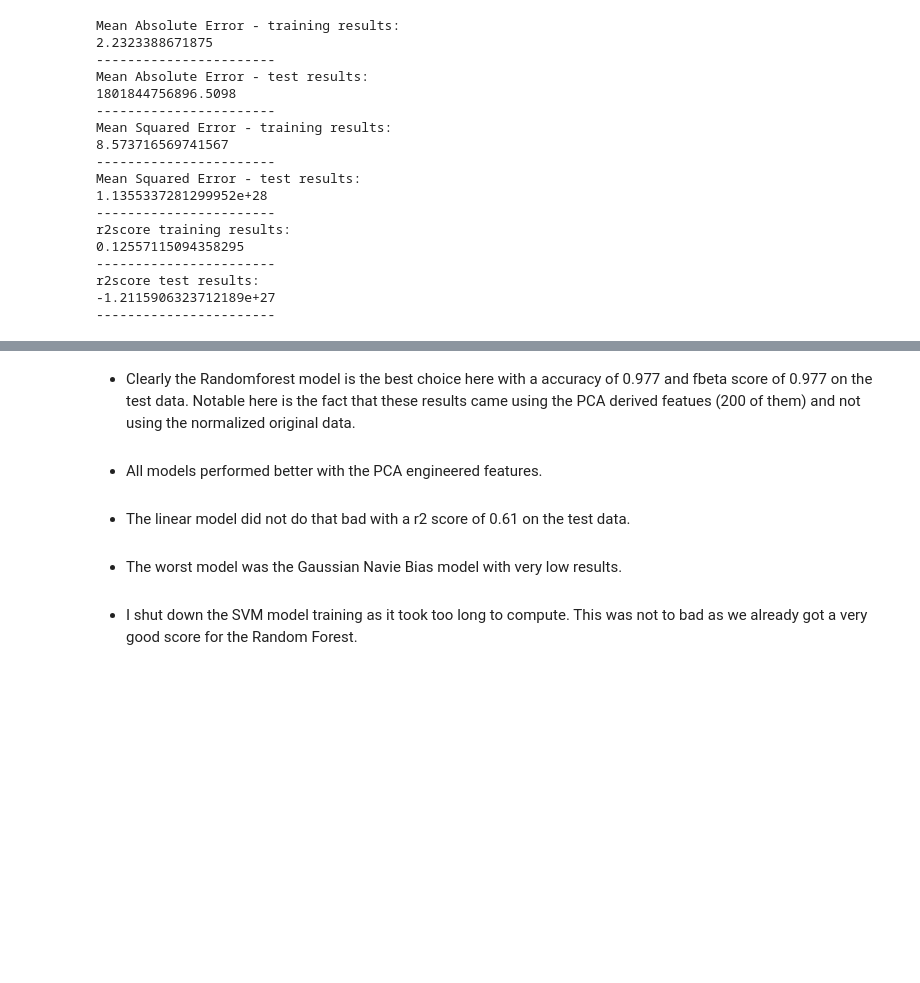
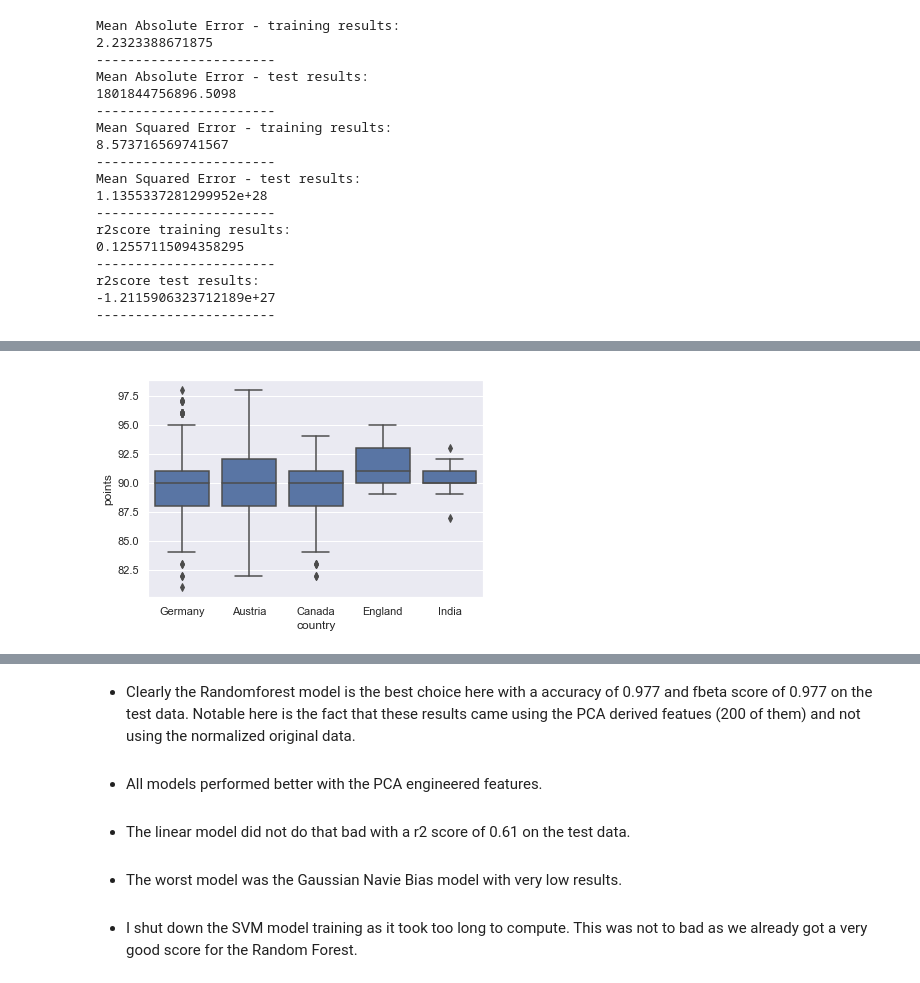
Before and after one commit to HenrikWarf/data-wine_rating_review_ML-pipeline, a Jupyter notebook: ML - Predicting Wine Rating.ipynb, the cells around one changed output, grey strips where cells are left out. Cells and saved outputs as stored; diff of their text form; code cells hidden in the pictures; blank space fills up the shorter version.

```diff
--- a/ML - Predicting Wine Rating.ipynb
+++ b/ML - Predicting Wine Rating.ipynb
@@ -713,0 +798,4 @@ r2score test results:
+# %%
+sb.boxplot(data = df_top5, x='country', y='points', color = base_color);
+# %% [output]
+[figure, added]
```
Also changed, not shown: parts of 25 cells of this notebook.
